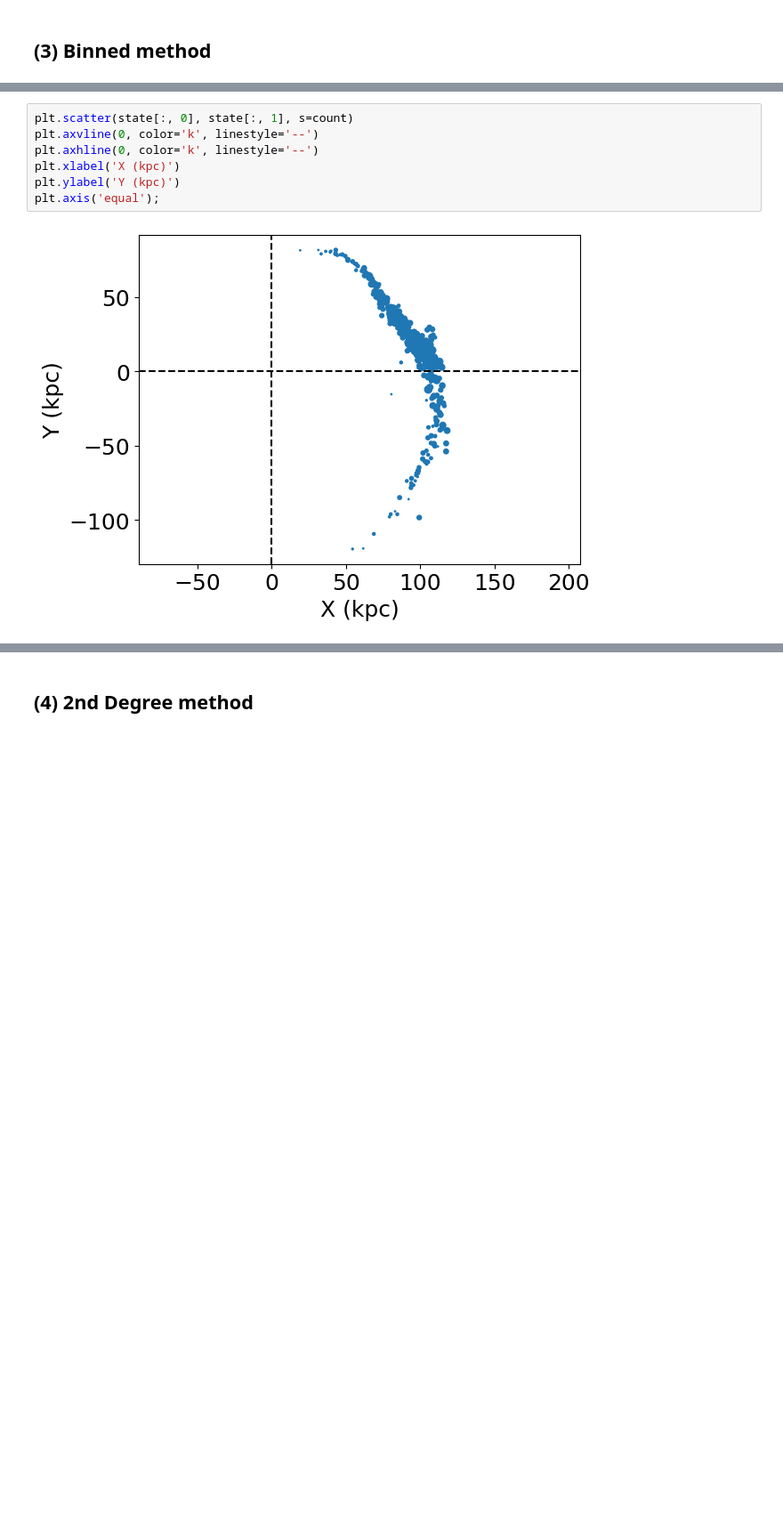
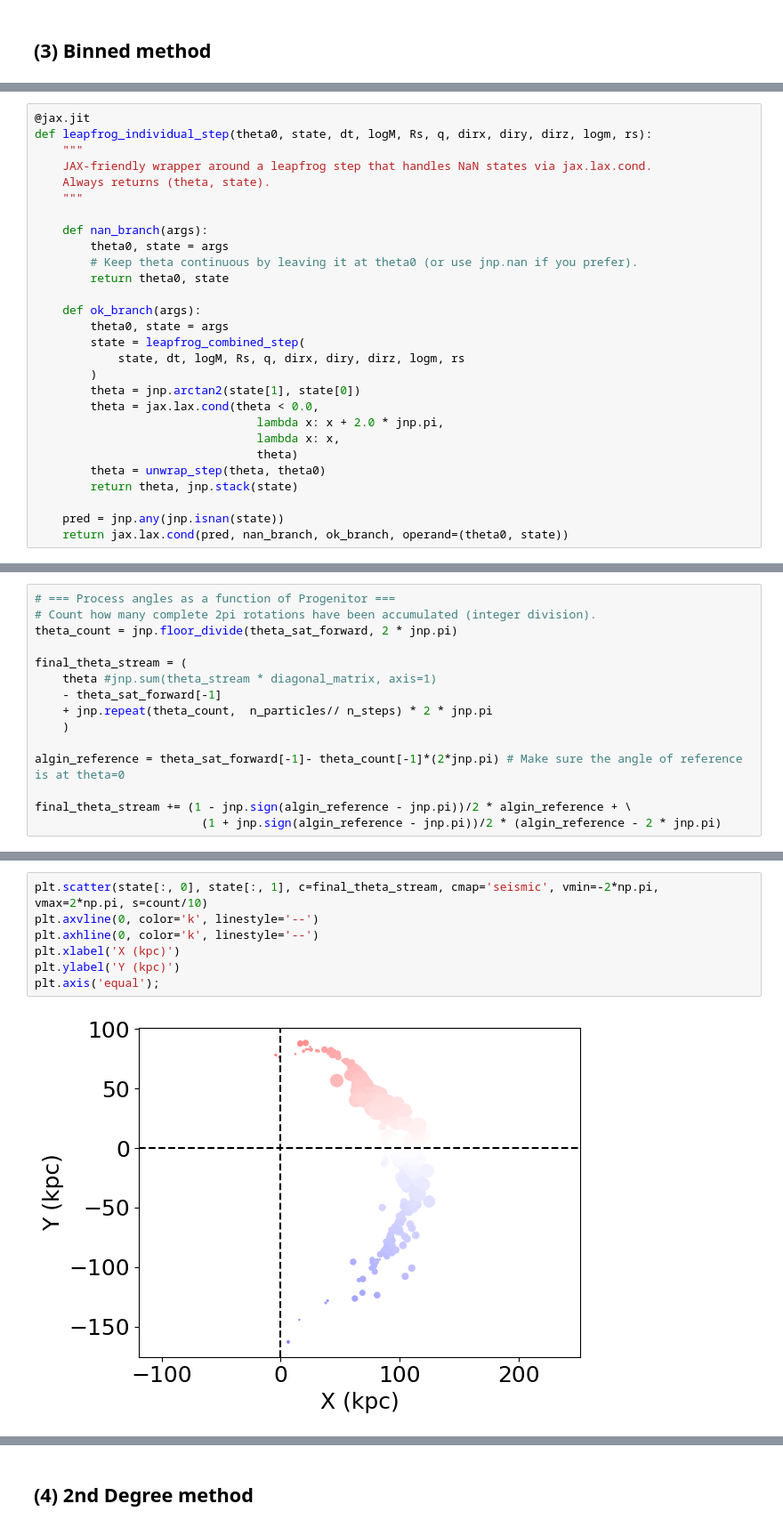
Before and after one commit to David-Chemaly/StreaMAX, a Jupyter notebook: quick_start.ipynb, the cells around one changed output, grey strips where cells are left out. Shown at 89% size. Cells and saved outputs as stored; diff of their text form; blank space fills up the shorter version.

```diff
--- a/quick_start.ipynb
+++ b/quick_start.ipynb
@@ -103,3 +189,31 @@ from tqdm import tqdm
+# %%
+@jax.jit
+def leapfrog_individual_step(theta0, state, dt, logM, Rs, q, dirx, diry, dirz, logm, rs):
+    """
+    JAX-friendly wrapper around a leapfrog step that handles NaN states via jax.lax.cond.
+    Always returns (theta, state).
+    """
+
+    def nan_branch(args):
+        theta0, state = args
+        # Keep theta continuous by leaving it at theta0 (or use jnp.nan if you prefer).
+        return theta0, state
+
+    def ok_branch(args):
+        theta0, state = args
+        state = leapfrog_combined_step(
+            state, dt, logM, Rs, q, dirx, diry, dirz, logm, rs
+        )
+        theta = jnp.arctan2(state[1], state[0])
+        theta = jax.lax.cond(theta < 0.0,
+                                lambda x: x + 2.0 * jnp.pi,
+                                lambda x: x,
+                                theta)
+        theta = unwrap_step(theta, theta0)
+        return theta, jnp.stack(state)
+
+    pred = jnp.any(jnp.isnan(state))
+    return jax.lax.cond(pred, nan_branch, ok_branch, operand=(theta0, state))
 # %%
 r_threshold = 2.0*jnp.max(rj)
 
@@ -137,0 +268,15 @@ for i in tqdm(range(n_steps), leave=True):
+# %%
+# === Process angles as a function of Progenitor ===
+# Count how many complete 2pi rotations have been accumulated (integer division).
+theta_count = jnp.floor_divide(theta_sat_forward, 2 * jnp.pi)
+
+final_theta_stream = (
+    theta #jnp.sum(theta_stream * diagonal_matrix, axis=1)
+    - theta_sat_forward[-1]
+    + jnp.repeat(theta_count,  n_particles// n_steps) * 2 * jnp.pi
+    )
+
+algin_reference = theta_sat_forward[-1]- theta_count[-1]*(2*jnp.pi) # Make sure the angle of reference is at theta=0
+
+final_theta_stream += (1 - jnp.sign(algin_reference - jnp.pi))/2 * algin_reference + \
+                        (1 + jnp.sign(algin_reference - jnp.pi))/2 * (algin_reference - 2 * jnp.pi)
@@ -138,9 +287,9 @@ for i in tqdm(range(n_steps), leave=True):
 # %%
-plt.scatter(state[:, 0], state[:, 1], s=count)
+plt.scatter(state[:, 0], state[:, 1], c=final_theta_stream, cmap='seismic', vmin=-2*np.pi, vmax=2*np.pi, s=count/10)
 plt.axvline(0, color='k', linestyle='--')
 plt.axhline(0, color='k', linestyle='--')
 plt.xlabel('X (kpc)')
 plt.ylabel('Y (kpc)')
 plt.axis('equal');
 # %% [output]
-[figure, old version]
+[figure, new version]
```
Also changed, not shown: parts of 13 cells of this notebook, 2 other files.
